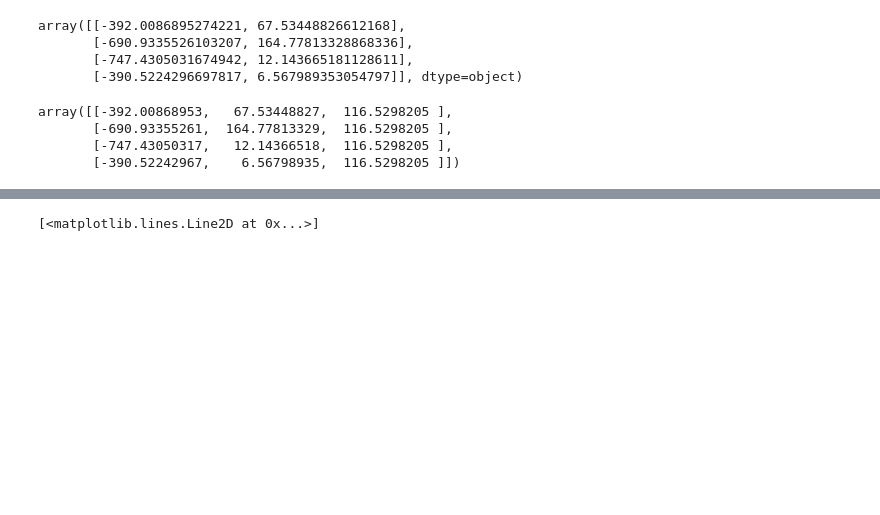
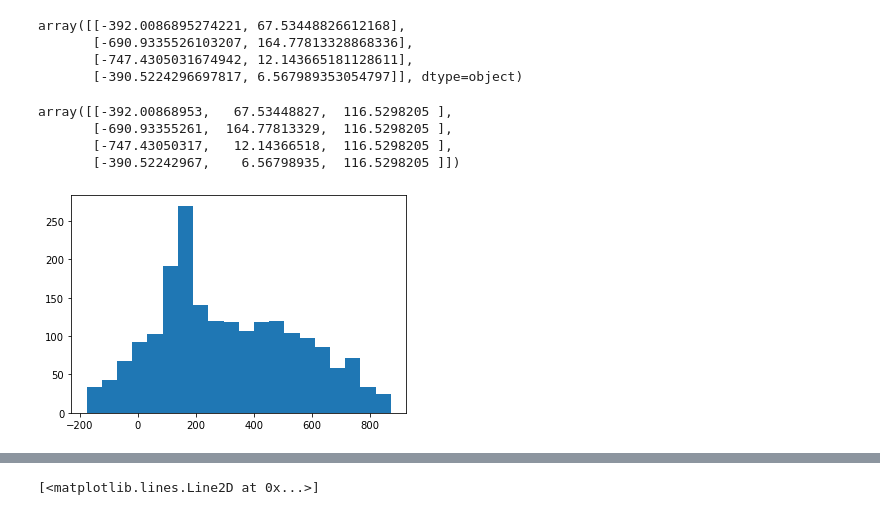
Before and after one commit to CNS-OIST/pycabnn, a Jupyter notebook: notebooks/MLI_geometry_workbook.ipynb, the cells around one changed output, grey strips where cells are left out. Cells and saved outputs as stored; diff of their text form; code cells hidden in the pictures; blank space fills up the shorter version.

```diff
--- a/notebooks/MLI_geometry_workbook.ipynb
+++ b/notebooks/MLI_geometry_workbook.ipynb
@@ -442,6 +442,10 @@ def make_dend_ends_3d(somas, EpointDend):
     return ep1_3d_All
 
 ep1_3d_All=make_dend_ends_3d(somas, EpointDend)
+# %%
+plt.hist(EpointDend[:,1],20);
+# %% [output]
+[figure, added]
 # %%
 plt.hist(ep1_3d_All[:,0],20);
 plt.hist(ep1_3d_All[:,2],30);
```
Also changed, not shown: parts of 13 cells of this notebook, 2 other files.
